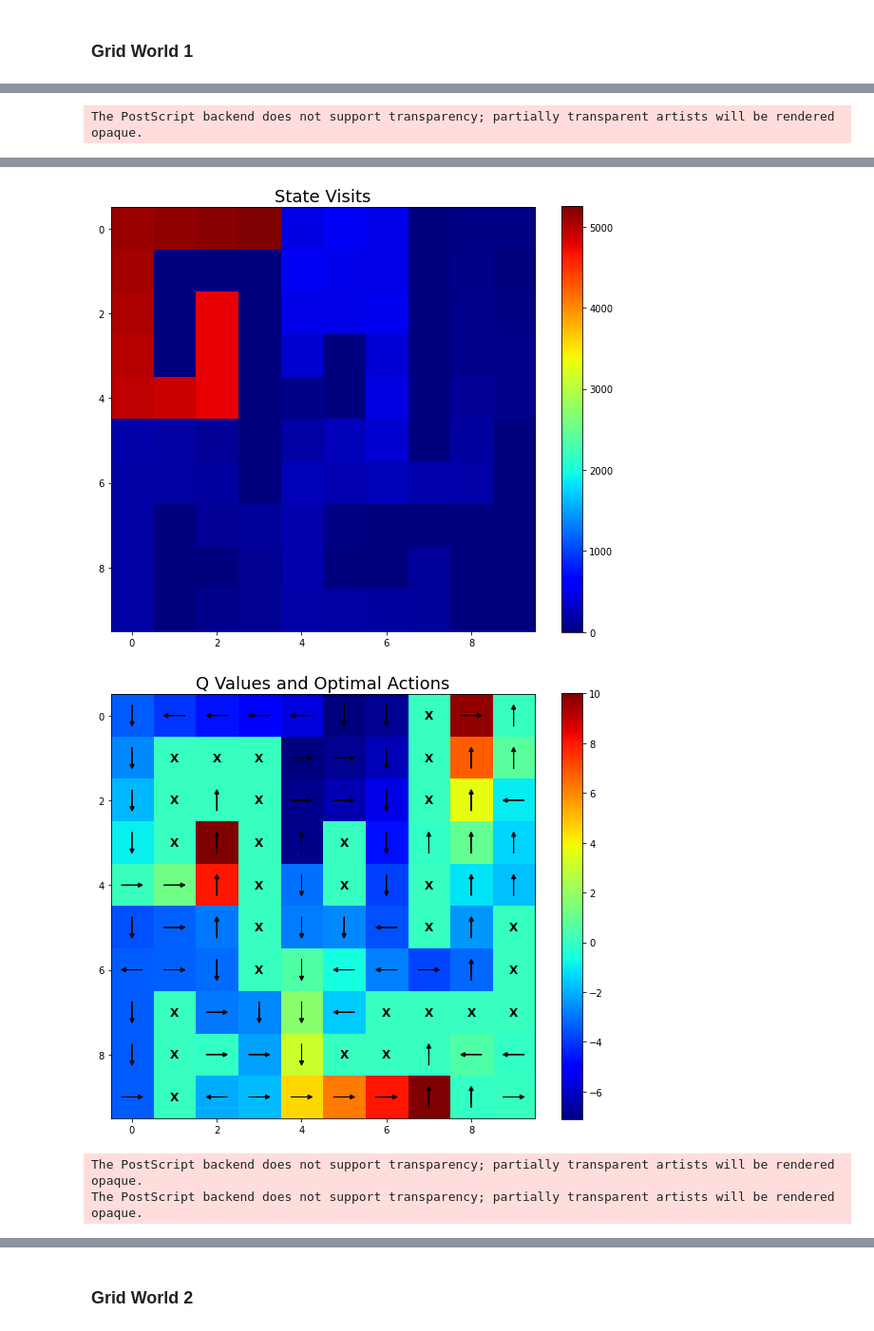
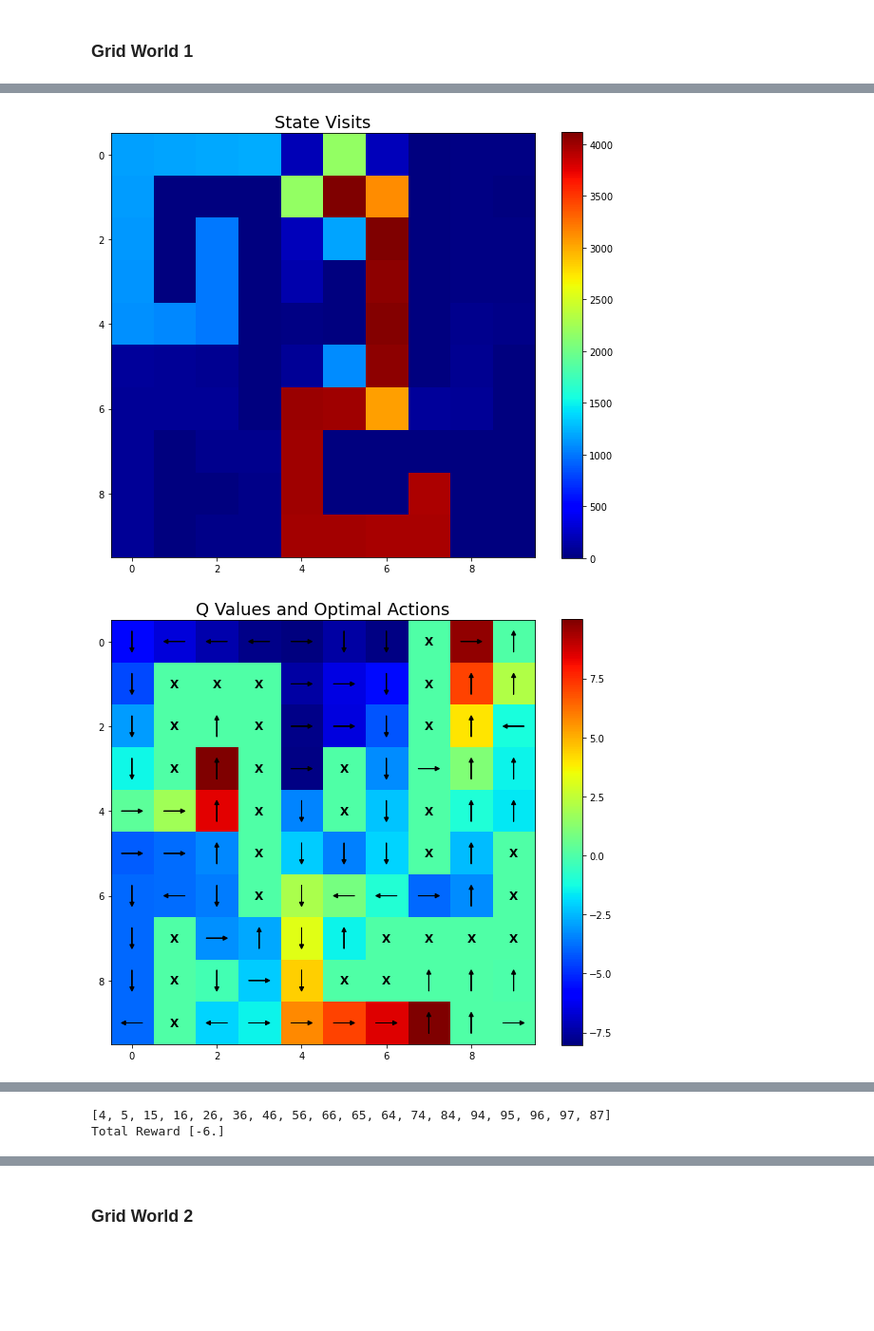
Before and after one commit to nishant-sahoo/RL_Assignments, a Jupyter notebook: Programming Assignments/PA1/notebook.ipynb, the cells around one changed output, grey strips where cells are left out. Shown: that part at 95% size. Drawn from its saved outputs; the diff is of its cells as text; code cells hidden in the pictures; blank space fills up the shorter version.

```diff
--- a/Programming Assignments/PA1/notebook.ipynb
+++ b/Programming Assignments/PA1/notebook.ipynb
@@ -330,7 +341,7 @@ class Plot():
         for state in range(self.env.num_states):
             row_col = seq_to_col_row(state, self.env.num_cols)
             cell_state = np.array([row_col[0,0], row_col[0,1]])
-            if np.any(np.sum(np.abs(env.obs_states - cell_state), 1) == 0):
+            if np.any(np.sum(np.abs(self.env.obs_states - cell_state), 1) == 0):
                 plt.text(row_col[0,1], row_col[0,0], 'X', ha='center', va='center', color='black', fontsize=12, fontweight='bold')
             else:
                 action = optimal_actions[state]
@@ -437,15 +455,12 @@ class Plot():
 # Experiment 1.1.1: wind=False(clear), p = 1.0(deterministic step), start state (0, 4), SARSA
 env = init_env([0, 4], 1.0, 0.5, False)
 
-# Hyperparameter tuning
-# will be done here
-
-sarsa = SARSA(env, alpha=0.1, gamma=0.9, epsilon=0.1, tau=0.1, num_episodes=5000, num_runs=5, policy='softmax')
+sarsa = SARSA(env, alpha=0.2, gamma=0.95, epsilon=0.1, tau=0.01, num_episodes=5000, num_runs=5, policy='softmax')
 Q, rewards, steps, state_visits = sarsa.train()
 # %%
 
-plot = Plot(env, rewards, steps, state_visits, Q, save=True, exp="1.1.1")
-# plot = Plot(env, rewards, steps, state_visits, Q)
+# plot = Plot(env, rewards, steps, state_visits, Q, save=True, exp="1.1.1")
+plot = Plot(env, rewards, steps, state_visits, Q)
 plot.reward()
 plot.steps_to_goal()
 plot.state_visit_count()
@@ -457 +470,0 @@ The PostScript backend does not support transparency; partially transparent arti
-The PostScript backend does not support transparency; partially transparent artists will be rendered opaque.
@@ -459,4 +472,2 @@ The PostScript backend does not support transparency; partially transparent arti
-[figure, old version]
+[figure, new version]
-[figure, old version]
+[figure, new version]
-The PostScript backend does not support transparency; partially transparent artists will be rendered opaque.
-The PostScript backend does not support transparency; partially transparent artists will be rendered opaque.
@@ -465,0 +475,2 @@ Total Reward [-6.]
+[4, 5, 15, 16, 26, 36, 46, 56, 66, 65, 64, 74, 84, 94, 95, 96, 97, 87]
+Total Reward [-6.]
```
Also changed, not shown: parts of 13 cells of this notebook, 1 other file.
